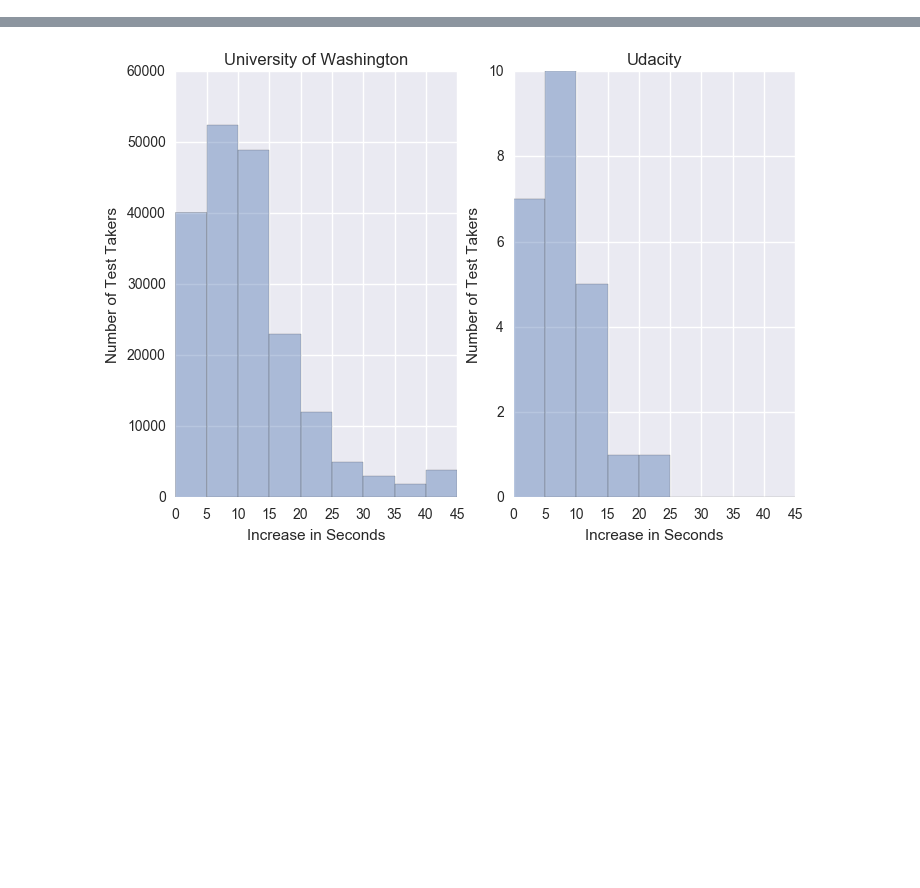
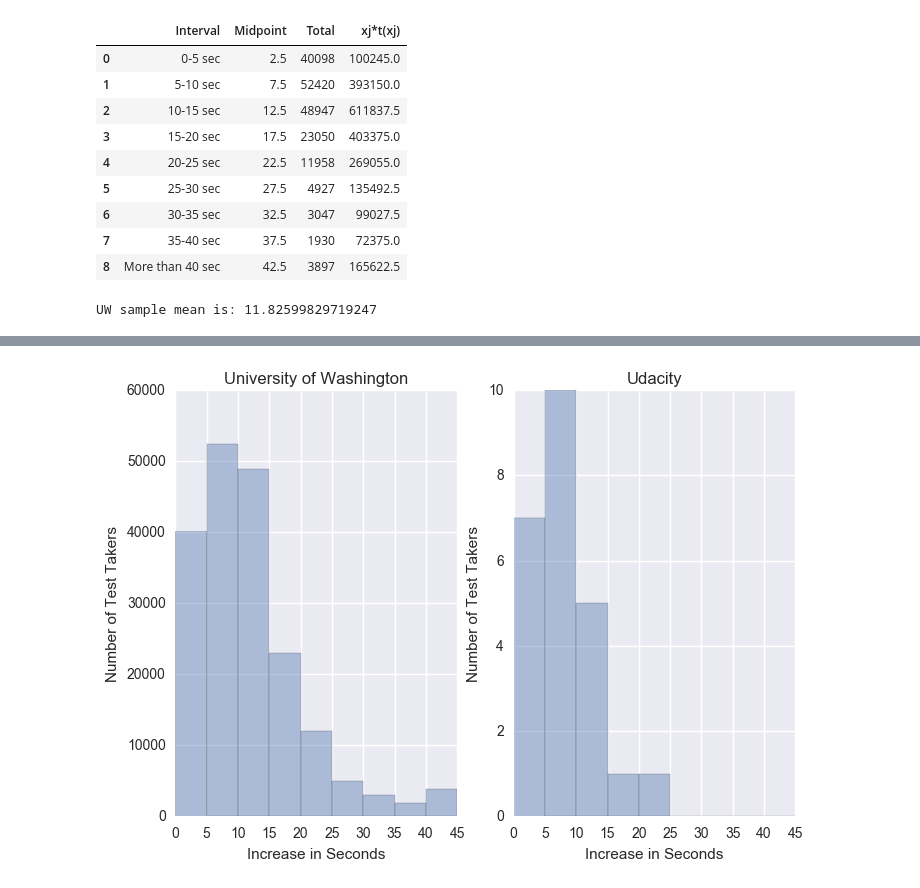
Before and after one commit to hichana/udacity, a Jupyter notebook: P1/stroop-eda.ipynb, the cells around one changed output, grey strips where cells are left out. Cells and saved outputs as stored; diff of their text form; code cells hidden in the pictures; blank space fills up the shorter version.

```diff
--- a/P1/stroop-eda.ipynb
+++ b/P1/stroop-eda.ipynb
@@ -72,0 +127,22 @@ Moving on, it seems reasonable to group the Udacity-provided data set into 5-sec
+# %%
+# prepare UW grouped data frame for computing mean
+for row in uw_grouped_data:
+    uw_grouped_data['xj*t(xj)'] = uw_grouped_data['Midpoint'] * uw_grouped_data['Total']
+uw_grouped_data
+# %% [output]
+|  | Interval | Midpoint | Total | xj*t(xj) |
+| 0 | 0-5 sec | 2.5 | 40098 | 100245.0 |
+| 1 | 5-10 sec | 7.5 | 52420 | 393150.0 |
+| 2 | 10-15 sec | 12.5 | 48947 | 611837.5 |
+| 3 | 15-20 sec | 17.5 | 23050 | 403375.0 |
+| 4 | 20-25 sec | 22.5 | 11958 | 269055.0 |
+| 5 | 25-30 sec | 27.5 | 4927 | 135492.5 |
+| 6 | 30-35 sec | 32.5 | 3047 | 99027.5 |
+| 7 | 35-40 sec | 37.5 | 1930 | 72375.0 |
+| 8 | More than 40 sec | 42.5 | 3897 | 165622.5 |
+# %%
+# compute the mean
+uw_mean = uw_grouped_data['xj*t(xj)'].sum() / uw_grouped_data['Total'].sum()
+print("UW sample mean is: %s" % uw_mean)
+# %% [output]
+UW sample mean is: 11.82599829719247
```
Also changed, not shown: parts of 54 cells of this notebook.
